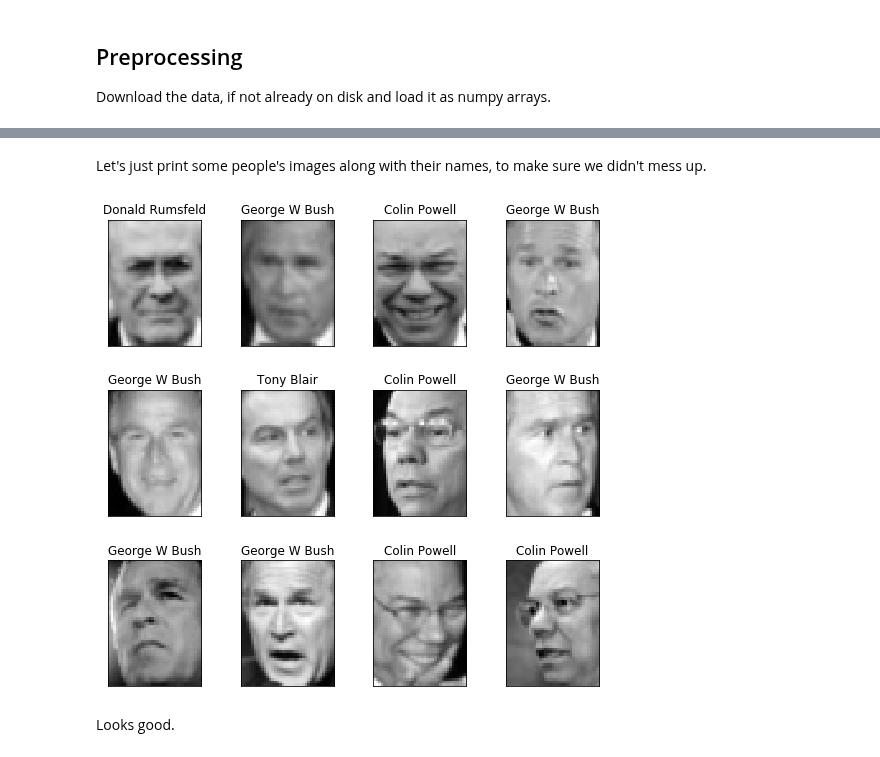
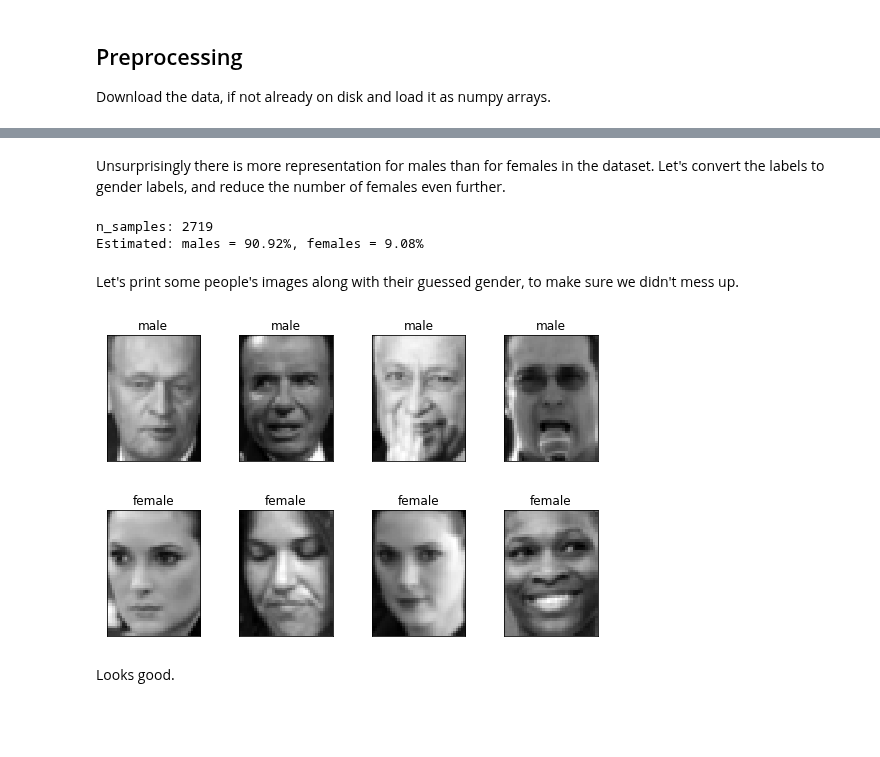
Before and after one commit to vered1986/PythonUtils, a Jupyter notebook: tutorials/Bias in Face Recognition.ipynb, the cells around one changed output, grey strips where cells are left out. Cells and saved outputs as stored; diff of their text form; code cells hidden in the pictures; blank space fills up the shorter version.

Commit message:
Gender prediction fairness example

```diff
--- a/tutorials/Bias in Face Recognition.ipynb
+++ b/tutorials/Bias in Face Recognition.ipynb
@@ -27,14 +34,14 @@ logging.basicConfig(level=logging.INFO, format='%(asctime)s %(message)s')
 
 Download the data, if not already on disk and load it as numpy arrays.
 # %%
-lfw_people = fetch_lfw_people(resize=0.4, min_faces_per_person=5)
+lfw_people = fetch_lfw_people(resize=0.4, min_faces_per_person=20)
 
 n_samples, h, w = lfw_people.images.shape
-X = lfw_people.data
-n_features = X.shape[1]
+X_name = lfw_people.data
+n_features = X_name.shape[1]
 
 # the label to predict is the id of the person
-y = lfw_people.target
+y_name = lfw_people.target
 target_names = lfw_people.target_names
 n_classes = target_names.shape[0]
 
@@ -143,23 +96,52 @@ n_classes: 20
+# %% [markdown]
+Unsurprisingly there is more representation for males than for females in the dataset. Let's convert the labels to gender labels, and reduce the number of females even further.
+# %%
+target_classes = ['male', 'female']
+male_examples = [X_name[i, :]
+                 for i in range(X_name.shape[0])
+                 if genders.get(target_names[y_name[i]], None) == 'male']
+
+female_examples = [X_name[i, :]
+                  for i in range(X_name.shape[0])
+                  if genders.get(target_names[y_name[i]], None) == 'female'][:len(male_examples) // 10]
+
+X = np.vstack(male_examples + female_examples)
+y = np.array([0] * len(male_examples) + [1] * len(female_examples))
+assert(y.shape[0] == X.shape[0])
+
+n_samples = X.shape[0]
+
+percent = {}
+for curr_gender, curr_samples in zip(['male', 'female'], [male_examples, female_examples]):
+    percent[curr_gender] = len(curr_samples) * 100.0 / n_samples
+
+print(f'n_samples: {n_samples}')
+print('Estimated: males = {:.2f}%, females = {:.2f}%'.format(percent['male'], percent['female']))
+# %% [output]
+n_samples: 2719
+Estimated: males = 90.92%, females = 9.08%
 # %% [markdown]
-Let's just print some people's images along with their names, to make sure we didn't mess up.
+Let's print some people's images along with their guessed gender, to make sure we didn't mess up.
 # %%
 def plot_gallery(images, titles, h, w, n_row=3, n_col=4):
     """Helper function to plot a gallery of portraits"""
     plt.figure(figsize=(1.8 * n_col, 2.4 * n_row))
     plt.subplots_adjust(bottom=0, left=.01, right=.99, top=.90, hspace=0.35)
     for i in range(n_row * n_col):
         if i == len(images):
             break
 
         plt.subplot(n_row, n_col, i + 1)
         plt.imshow(images[i].reshape((h, w)), cmap=plt.cm.gray)
         plt.title(titles[i], size=12)
         plt.xticks(())
         plt.yticks(())
 
-plot_gallery(X[:12], [target_names[y[i]] for i in range(12)], h, w)
+plot_gallery(male_examples[:4], ['male'] * 4, h, w)
+plot_gallery(female_examples[:4], ['female'] * 4, h, w)
 # %% [output]
-[figure, old version]
+[figure, new version]
+[figure, added]
 # %% [markdown]
 Looks good.
 # %% [markdown]
```
Also changed, not shown: parts of 22 cells of this notebook.
